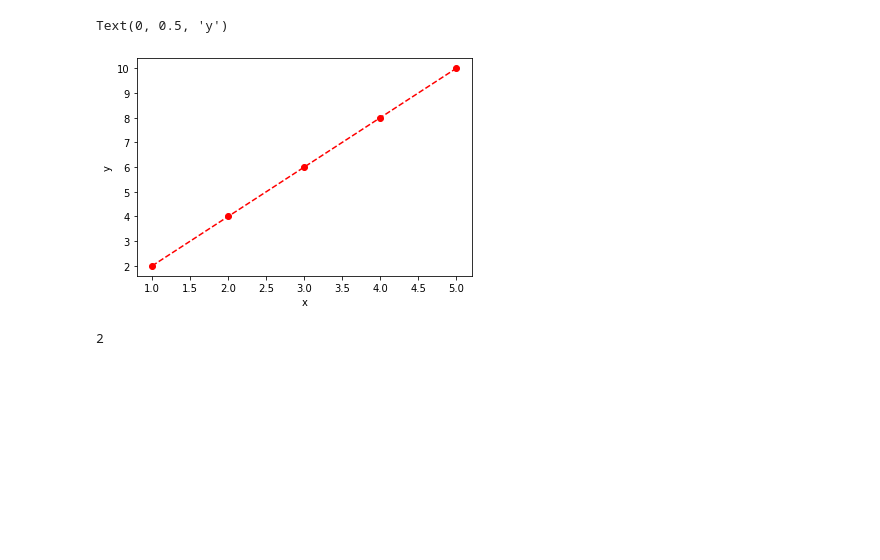
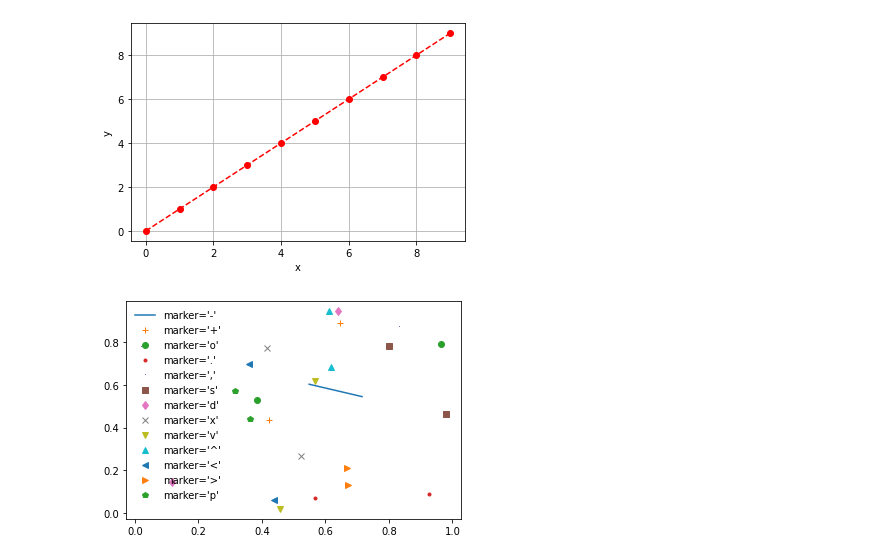
Before and after one commit to jpsastrodemedjo/port_source, a Jupyter notebook: content/Articles/training.ipynb, the cells around one changed output. Saved outputs shown, nothing was run; the diff lists cells and outputs as text; code cells hidden in the pictures; blank space fills up the shorter version.

```diff
--- a/content/Articles/training.ipynb
+++ b/content/Articles/training.ipynb
@@ -3,16 +3,21 @@ import numpy as np
 import matplotlib.pyplot as plt
 %matplotlib inline
 # %%
-x = (1,2,3,4,5)
-y = (2,4,6,8,10)
 
-plt.plot(x,y,'ro--')
+plt.plot(range(0,10),'ro--')
 plt.xlabel('x')
 plt.ylabel('y')
+plt.grid(True)
 # %% [output]
-Text(0, 0.5, 'y')
-[figure, old version]
+[figure, new version]
-# %%
-print(x[0]*y[0])
-# %% [output]
-2
+# %%
+markers = ['-','+','o','.',',','s','d','x','v','^','<','>','p']
+
+Range = np.random.RandomState(0)
+for i in markers:
+    plt.plot(Range.rand(2), Range.rand(2), i,
+             label="marker='{0}'".format(i))
+
+plt.legend(loc='best',frameon=False);
+# %% [output]
+[figure, added]
```
Also changed, not shown: parts of 1 cell of this notebook, 5 other files.
